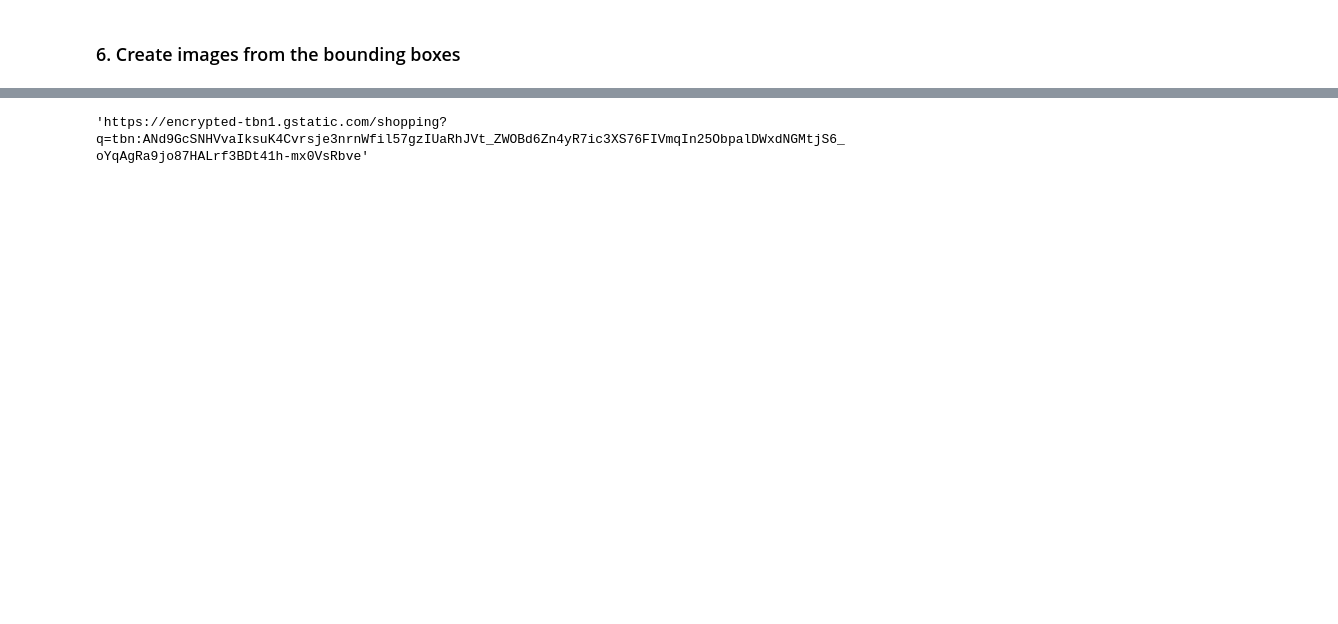
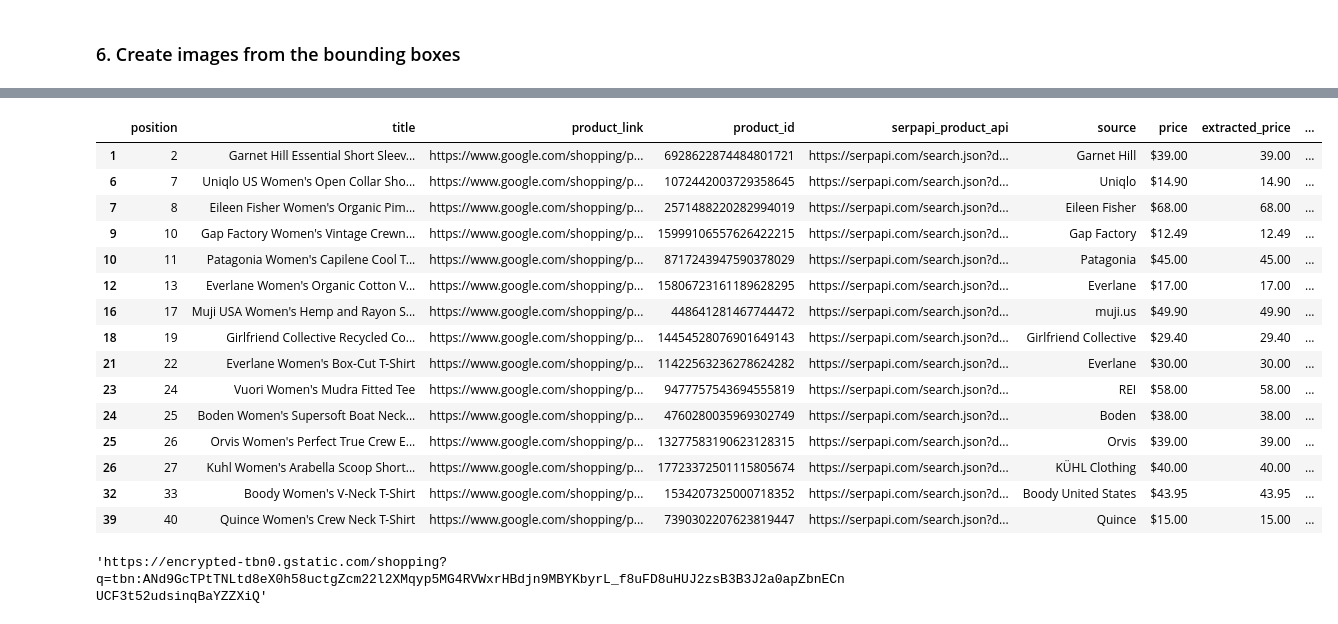
Before and after one commit to jaidevkler/Project-Clothing-Recommendation, a Jupyter notebook: model_application.ipynb, the cells around one changed output, grey strips where cells are left out. Cells and saved outputs as stored; diff of their text form; code cells hidden in the pictures; blank space fills up the shorter version.

```diff
--- a/model_application.ipynb
+++ b/model_application.ipynb
@@ -264,6 +230,7 @@ import os
 import base64
 import requests
 from dotenv import load_dotenv
+load_dotenv()
 
 # OpenAI API Key
 api_key = os.getenv("OPENAI_API_KEY")
@@ -274,7 +241,7 @@ def encode_image(image_path):
     return base64.b64encode(image_file.read()).decode('utf-8')
 
 # Path to your image
-image_path = "Output/images/upper.png"
+image_path = f"Output/images/{bounding_categories[0]}.png"
 
 # Getting the base64 string
 base64_image = encode_image(image_path)
@@ -292,7 +259,7 @@ payload = {
       "content": [
         {
           "type": "text",
-          "text": "Upper Clothing color, type and length. Message should only include these two details"
+          "text": f"{bounding_categories[0]} clothing color, type, length, fit, style. Message should only include these two details"
         },
         {
           "type": "image_url",
@@ -338,14 +305,14 @@ def get_recommendations(item):
     # Load environment variables and API key
     load_dotenv()
     # Create query for search
-    query = f"Shop for Women's {item}"
+    query = f"Shop for Women's sustainable {item}"
     # Search google shopping
     search = GoogleSearch({
         "q": query,
         "api_key": os.getenv("GOOGLE_SEARCH_API_KEY"),
         "tbm": "shop",  # shop
-        "tbs": "p_ord:rv", # last 24h
-        "num": 10
+        #"tbs": "p_ord:rv",
+        "num": 100
         })
     # Convert results into a dataframe
     recommendations = pd.DataFrame(search.get_dict()['shopping_results'])
@@ -378,4 +325,23 @@ recommendation
+# %%
+recommendation[(recommendation['rating'] > 4) & (recommendation['reviews'] > 10)]
+# %% [output]
+|  | position | title | product_link | product_id | serpapi_product_api | source | price | extracted_price | ... |
+| 1 | 2 | Garnet Hill Essential Short Sleev... | https://www.google.com/shopping/p... | 6928622874484801721 | https://serpapi.com/search.json?d... | Garnet Hill | $39.00 | 39.00 | ... |
+| 6 | 7 | Uniqlo US Women's Open Collar Sho... | https://www.google.com/shopping/p... | 1072442003729358645 | https://serpapi.com/search.json?d... | Uniqlo | $14.90 | 14.90 | ... |
+| 7 | 8 | Eileen Fisher Women's Organic Pim... | https://www.google.com/shopping/p... | 2571488220282994019 | https://serpapi.com/search.json?d... | Eileen Fisher | $68.00 | 68.00 | ... |
+| 9 | 10 | Gap Factory Women's Vintage Crewn... | https://www.google.com/shopping/p... | 15999106557626422215 | https://serpapi.com/search.json?d... | Gap Factory | $12.49 | 12.49 | ... |
+| 10 | 11 | Patagonia Women's Capilene Cool T... | https://www.google.com/shopping/p... | 8717243947590378029 | https://serpapi.com/search.json?d... | Patagonia | $45.00 | 45.00 | ... |
+| 12 | 13 | Everlane Women's Organic Cotton V... | https://www.google.com/shopping/p... | 15806723161189628295 | https://serpapi.com/search.json?d... | Everlane | $17.00 | 17.00 | ... |
+| 16 | 17 | Muji USA Women's Hemp and Rayon S... | https://www.google.com/shopping/p... | 448641281467744472 | https://serpapi.com/search.json?d... | muji.us | $49.90 | 49.90 | ... |
+| 18 | 19 | Girlfriend Collective Recycled Co... | https://www.google.com/shopping/p... | 14454528076901649143 | https://serpapi.com/search.json?d... | Girlfriend Collective | $29.40 | 29.40 | ... |
+| 21 | 22 | Everlane Women's Box-Cut T-Shirt | https://www.google.com/shopping/p... | 11422563236278624282 | https://serpapi.com/search.json?d... | Everlane | $30.00 | 30.00 | ... |
+| 23 | 24 | Vuori Women's Mudra Fitted Tee | https://www.google.com/shopping/p... | 9477757543694555819 | https://serpapi.com/search.json?d... | REI | $58.00 | 58.00 | ... |
+| 24 | 25 | Boden Women's Supersoft Boat Neck... | https://www.google.com/shopping/p... | 4760280035969302749 | https://serpapi.com/search.json?d... | Boden | $38.00 | 38.00 | ... |
+| 25 | 26 | Orvis Women's Perfect True Crew E... | https://www.google.com/shopping/p... | 13277583190623128315 | https://serpapi.com/search.json?d... | Orvis | $39.00 | 39.00 | ... |
+| 26 | 27 | Kuhl Women's Arabella Scoop Short... | https://www.google.com/shopping/p... | 17723372501115805674 | https://serpapi.com/search.json?d... | KÜHL Clothing | $40.00 | 40.00 | ... |
+| 32 | 33 | Boody Women's V-Neck T-Shirt | https://www.google.com/shopping/p... | 1534207325000718352 | https://serpapi.com/search.json?d... | Boody United States | $43.95 | 43.95 | ... |
+| 39 | 40 | Quince Women's Crew Neck T-Shirt | https://www.google.com/shopping/p... | 7390302207623819447 | https://serpapi.com/search.json?d... | Quince | $15.00 | 15.00 | ... |
 # %%
 recommendation['thumbnail'][0]
 # %% [output]
-'https://encrypted-tbn1.gstatic.com/shopping?q=tbn:ANd9GcSNHVvaIksuK4Cvrsje3nrnWfil57gzIUaRhJVt_ZWOBd6Zn4yR7ic3XS76FIVmqIn25ObpalDWxdNGMtjS6_oYqAgRa9jo87HALrf3BDt41h-mx0VsRbve'
+'https://encrypted-tbn0.gstatic.com/shopping?q=tbn:ANd9GcTPtTNLtd8eX0h58uctgZcm22l2XMqyp5MG4RVWxrHBdjn9MBYKbyrL_f8uFD8uHUJ2zsB3B3J2a0apZbnECnUCF3t52udsinqBaYZZXiQ'
```
Also changed, not shown: parts of 20 cells of this notebook, 14 other files.
